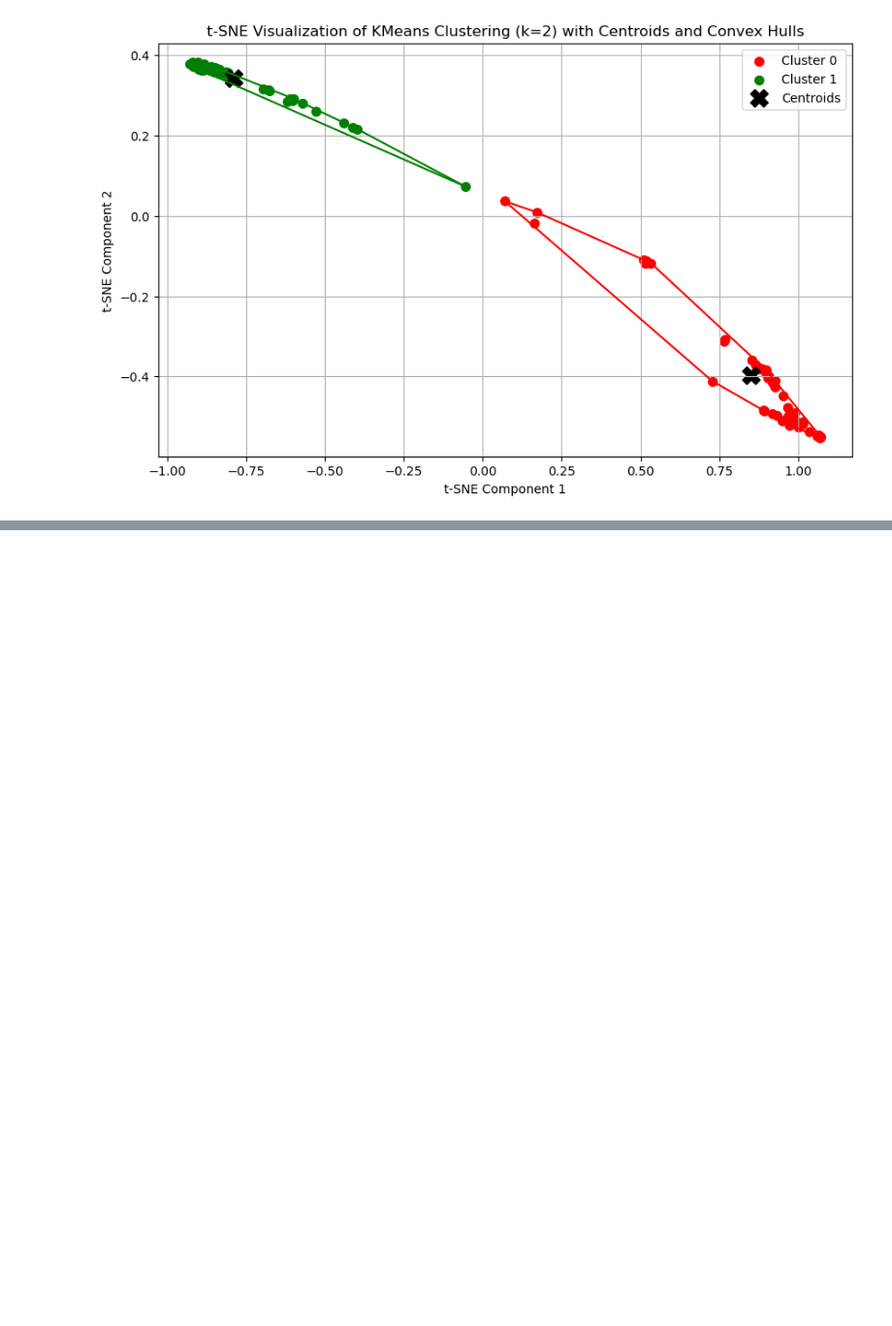
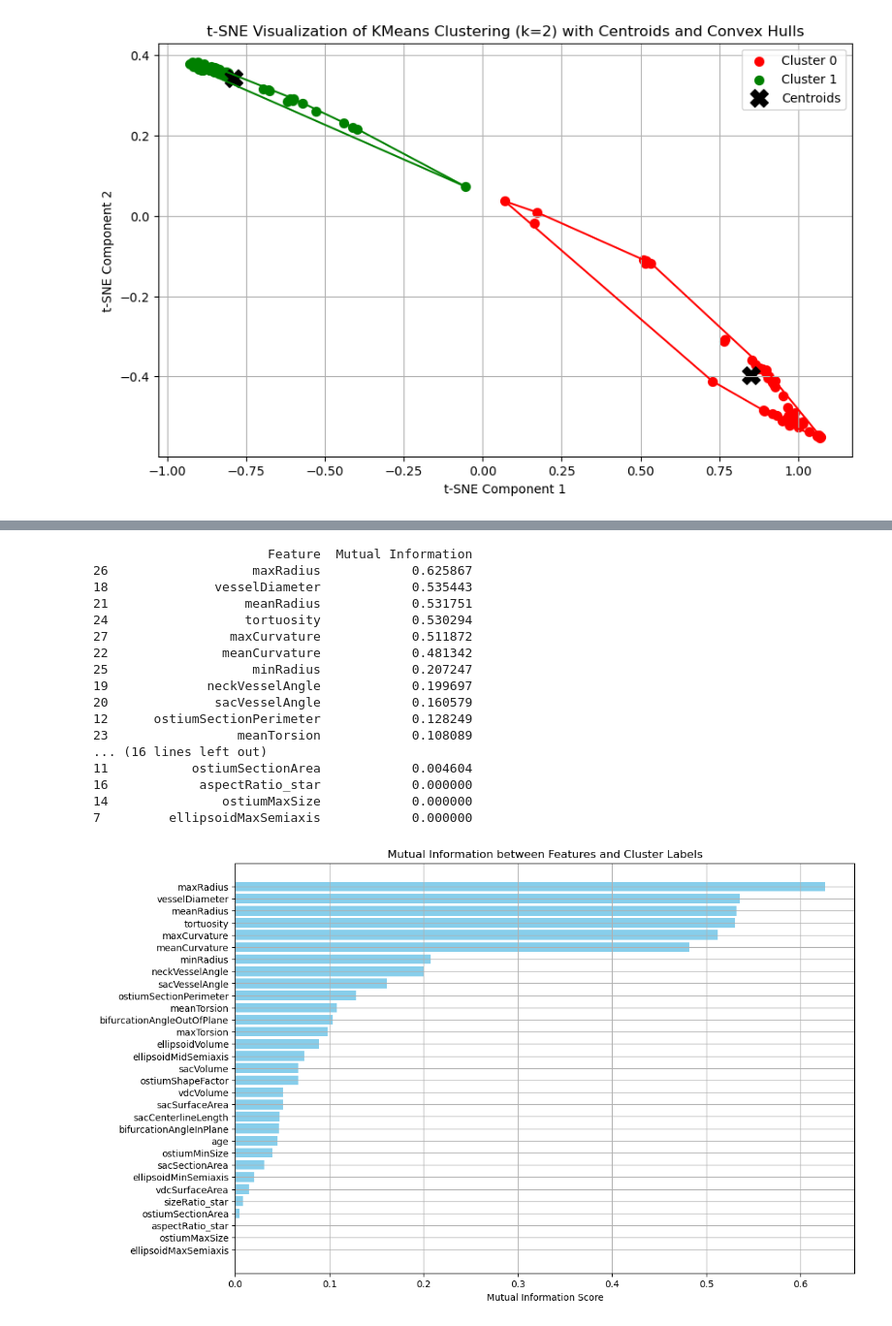
Before and after one commit to shrinitbabel/Aneurysm-CFD-Supervised-Clustering, a Jupyter notebook: Aneurysm EDA.ipynb, the cells around one changed output, grey strips where cells are left out. Shown at 97% size. Drawn from its saved outputs; the diff is of its cells as text; code cells hidden in the pictures; blank space fills up the shorter version.

```diff
--- a/Aneurysm EDA.ipynb
+++ b/Aneurysm EDA.ipynb
@@ -384,3 +384,65 @@ Cluster
+# %%
+from sklearn.feature_selection import mutual_info_classif
+import pandas as pd
+import matplotlib.pyplot as plt
+
+# Assuming 'data' is your DataFrame and 'Cluster' is the column with cluster labels
+# Define your list of feature column names (replace with actual feature names if needed)
+features = [
+    'age', 'sacVolume', 'sacSurfaceArea', 'vdcVolume', 'vdcSurfaceArea',
+    'sacSectionArea', 'ellipsoidVolume', 'ellipsoidMaxSemiaxis',
+    'ellipsoidMidSemiaxis', 'ellipsoidMinSemiaxis', 'sacCenterlineLength',
+    'ostiumSectionArea', 'ostiumSectionPerimeter', 'ostiumMinSize',
+    'ostiumMaxSize', 'ostiumShapeFactor', 'aspectRatio_star', 'sizeRatio_star',
+    'vesselDiameter', 'neckVesselAngle', 'sacVesselAngle', 'meanRadius',
+    'meanCurvature', 'meanTorsion', 'tortuosity', 'minRadius', 'maxRadius',
+    'maxCurvature', 'maxTorsion', 'bifurcationAngleInPlane',
+    'bifurcationAngleOutOfPlane'
+]
+
+# Extract features and the cluster labels
+X = data[features]
+y = data['Cluster']
+
+# Calculate mutual information
+mi = mutual_info_classif(X, y)
+
+# Create a DataFrame to hold the results
+mi_df = pd.DataFrame({'Feature': features, 'Mutual Information': mi})
+
+# Sort the results by mutual information score
+mi_df = mi_df.sort_values(by='Mutual Information', ascending=False)
+
+# Display the results
+print(mi_df)
+
+# Plot the mutual information scores
+plt.figure(figsize=(12, 8))
+plt.barh(mi_df['Feature'], mi_df['Mutual Information'], color='skyblue')
+plt.xlabel('Mutual Information Score')
+plt.title('Mutual Information between Features and Cluster Labels')
+plt.gca().invert_yaxis()  # Highest scores at the top
+plt.grid(True)
+plt.show()
+# %% [output]
+                       Feature  Mutual Information
+26                   maxRadius            0.625867
+18              vesselDiameter            0.535443
+21                  meanRadius            0.531751
+24                  tortuosity            0.530294
+27                maxCurvature            0.511872
+22               meanCurvature            0.481342
+25                   minRadius            0.207247
+19             neckVesselAngle            0.199697
+20              sacVesselAngle            0.160579
+12      ostiumSectionPerimeter            0.128249
+23                 meanTorsion            0.108089
+... (16 lines left out)
+11           ostiumSectionArea            0.004604
+16            aspectRatio_star            0.000000
+14               ostiumMaxSize            0.000000
+7         ellipsoidMaxSemiaxis            0.000000
+[figure, added]
 # %%
 from scipy import stats
 features = characteristics_with_rupture
```
Also changed, not shown: parts of 13 cells of this notebook.
